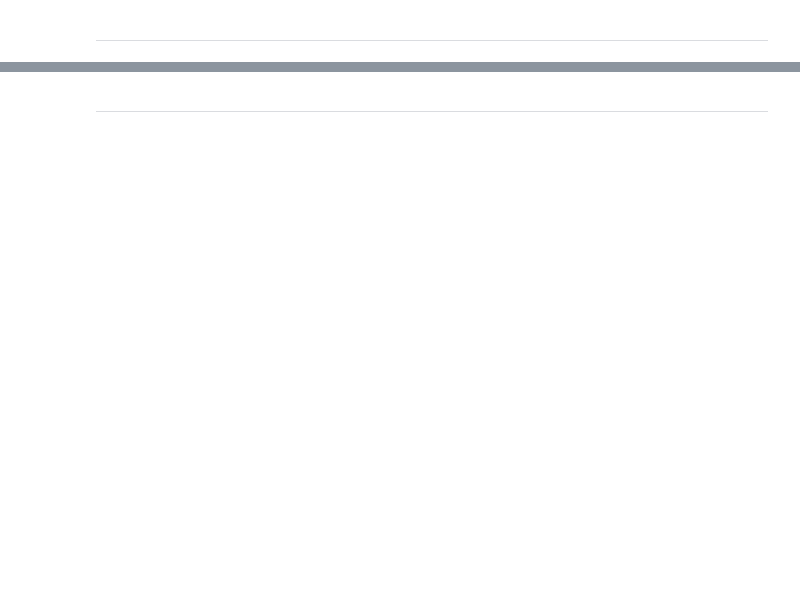
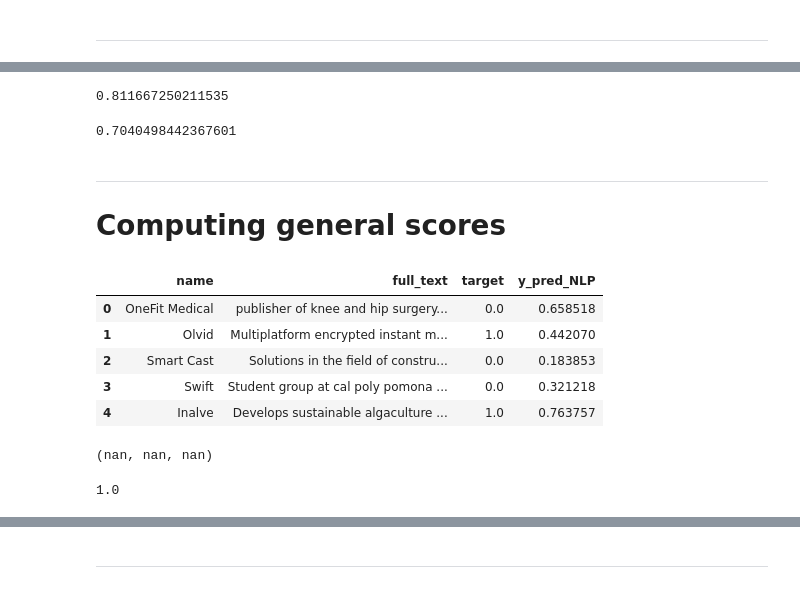
Before and after one commit to ClemenceK/deep4deep, a Jupyter notebook: notebooks/clemence_nlp_exploration_6_NLP_packaging the wv.ipynb, the cells around one changed output, grey strips where cells are left out. Drawn from its saved outputs; the diff is of its cells as text; code cells hidden in the pictures; blank space fills up the shorter version.

```diff
--- a/notebooks/clemence_nlp_exploration_6_NLP_packaging the wv.ipynb
+++ b/notebooks/clemence_nlp_exploration_6_NLP_packaging the wv.ipynb
@@ -228,0 +216,13 @@ dtype: object
+# %%
+# Precision
+sum([NLP_d1['precision'],NLP_d2['precision'],NLP_d3['precision']])/3
+# %% [output]
+0.811667250211535
+# %%
+# Recall
+sum([NLP_d1['recall'],NLP_d2['recall'],NLP_d3['recall']])/3
+# %% [output]
+0.7040498442367601
+# %% [markdown]
+---
+# Computing general scores
@@ -228,0 +233,33 @@ dtype: object
+# %%
+results_1.head()
+# %% [output]
+|  | name | full_text | target | y_pred_NLP |
+| 0 | OneFit Medical | publisher of knee and hip surgery... | 0.0 | 0.658518 |
+| 1 | Olvid | Multiplatform encrypted instant m... | 1.0 | 0.442070 |
+| 2 | Smart Cast | Solutions in the field of constru... | 0.0 | 0.183853 |
+| 3 | Swift | Student group at cal poly pomona ... | 0.0 | 0.321218 |
+| 4 | Inalve | Develops sustainable algaculture ... | 1.0 | 0.763757 |
+# %%
+import numpy as np
+l = [np.nan,4]
+min(l), max(l), sum(l)
+# %% [output]
+(nan, nan, nan)
+# %%
+#change target by Cath's pred
+def take_measure(row, function):
+    if row['y_pred_NLP'] == np.nan:
+        return row['target']
+    if function == 'mean':
+        return row[['target','y_pred_NLP']].mean()
+    if function == 'min':
+        return row[['target','y_pred_NLP']].min()
+    if function == 'mean':
+        return row[['target','y_pred_NLP']].max()
+    else:
+        print("not a known function")
+        return None
+
+take_measure(results_1.loc[159], 'mean')
+# %% [output]
+1.0
```
Also changed, not shown: parts of 25 cells of this notebook, 7 other files.
